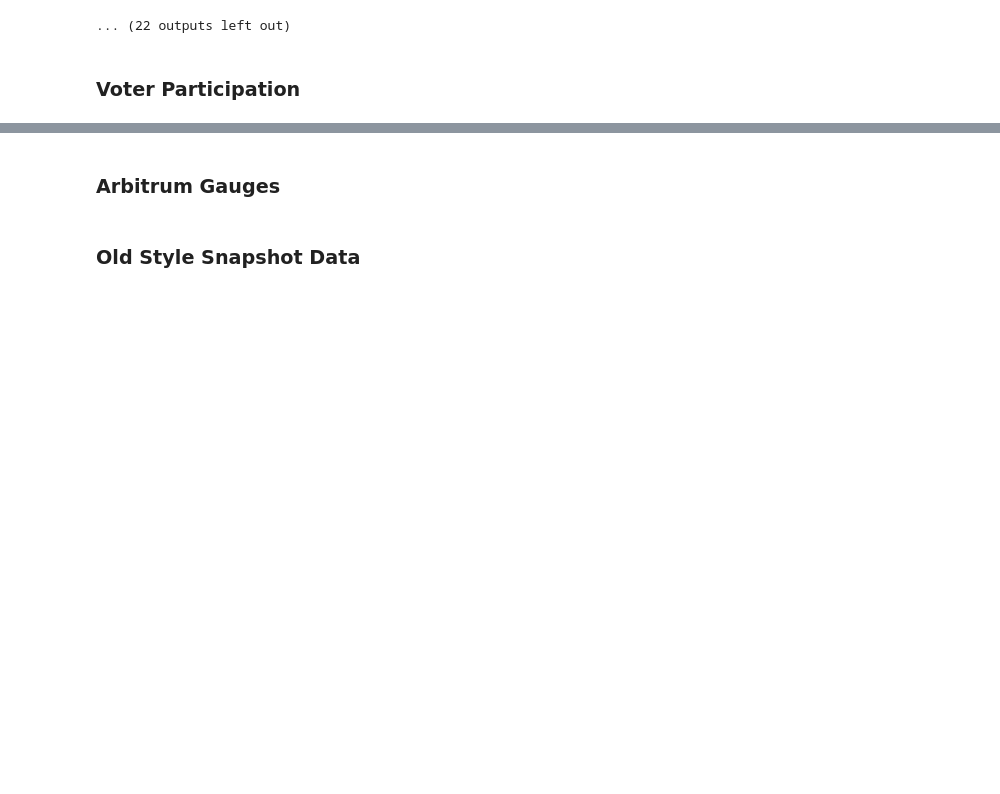
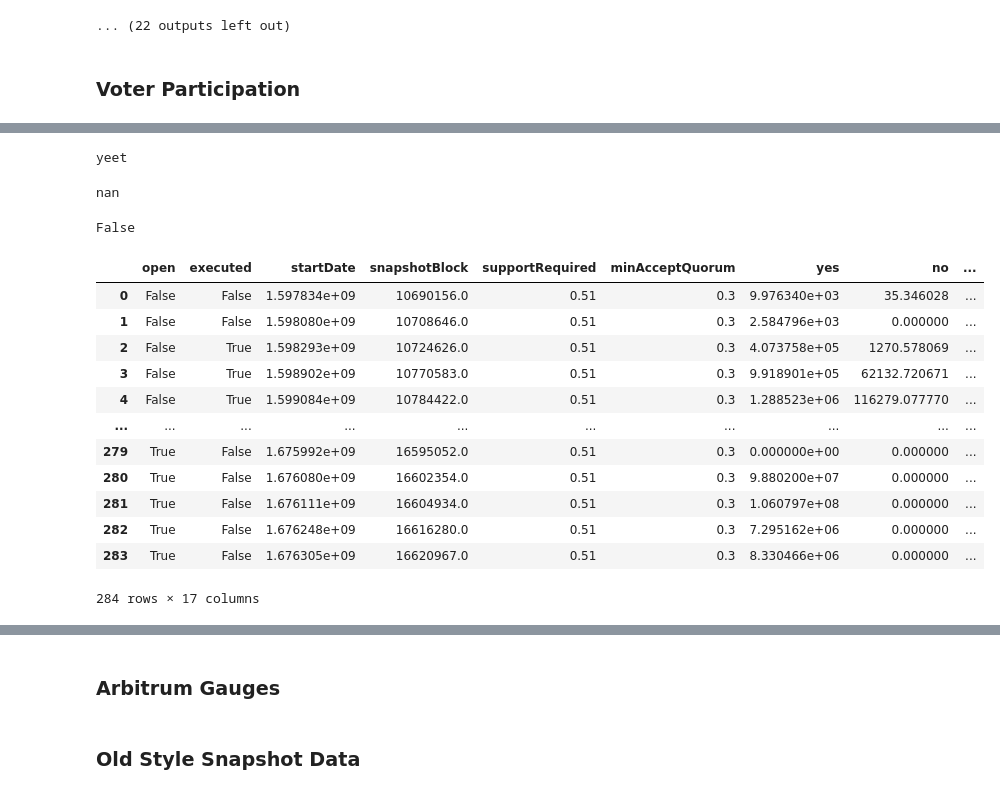
Before and after one commit to DoominEth/Web3DataSandbox, a Jupyter notebook: Untitled.ipynb, the cells around one changed output, grey strips where cells are left out. Saved outputs shown, nothing was run; the diff lists cells and outputs as text; code cells hidden in the pictures; blank space fills up the shorter version.

```diff
--- a/Untitled.ipynb
+++ b/Untitled.ipynb
@@ -170,0 +226,35 @@ gaugeProposalData
+# %%
+def ownershipProposals(ownershipAddress, implementationAddress):
+    ownershipAddress = '0xE478de485ad2fe566d49342Cbd03E49ed7DB3356'
+    ownershipContractAddress = Web3.toChecksumAddress(ownershipAddress )
+    #Implementation
+    implementationAddress = '0xa4D1a2693589840BABb7f3A44D14Fdf41b3bF1Fe' #Implementation address
+    implmentationAddressABI = etherscan.get_contract_abi(implementationAddress)
+
+    ownershipContract = web3.eth.contract(address=ownershipContractAddress, abi=implmentationAddressABI)
+    ownershipDF = pd.DataFrame()
+
+    for i in range(ownershipContract.functions.votesLength().call()):
+        currentOwnershipProposal = ownershipContract.functions.getVote(i).call()
+        ownershipDF.loc[i,'open'] = currentOwnershipProposal[0]
+        ownershipDF.loc[i,'executed'] = currentOwnershipProposal[1]
+        ownershipDF.loc[i,'startDate'] = currentOwnershipProposal[2]
+        ownershipDF.loc[i,'snapshotBlock'] = currentOwnershipProposal[3]
+        ownershipDF.loc[i,'supportRequired'] = currentOwnershipProposal[4] / 1e18
+        ownershipDF.loc[i,'minAcceptQuorum'] = currentOwnershipProposal[5] / 1e18
+        ownershipDF.loc[i,'yes'] = currentOwnershipProposal[6] / 1e18
+        ownershipDF.loc[i,'no'] = currentOwnershipProposal[7] / 1e18
+        ownershipDF.loc[i,'VP'] = currentOwnershipProposal[8] / 1e18
+        ownershipDF.loc[i,'MetQuorm'] = ( (  ownershipDF.loc[i,'yes'] + ownershipDF.loc[i,'no'] ) / ownershipDF.loc[i,'VP']) >= ownershipDF.loc[i,'minAcceptQuorum']
+        ownershipDF.loc[i,'Over50%'] = (ownershipDF.loc[i,'yes'] / (ownershipDF.loc[i,'no']  + ownershipDF.loc[i,'yes']))  >= ownershipDF.loc[i,'supportRequired']
+        ownershipDF.loc[i,'VoteSuccess'] =  (ownershipDF.loc[i,'MetQuorm'] and ownershipDF.loc[i,'Over50%'])
+
+
+        #Get Convex VP at this point
+        #Get their choices
+        #Get Nakamoto Coefficient
+        #Would it have reached quorm if Convex didnt Execise its VP
+        #Did Convex Vote
+        #
+
+    return ownershipDF
@@ -170,0 +292,35 @@ gaugeProposalData
+# %%
+if math.isnan(allownershipProps.loc[200,'ConvexVoteNo']) and math.isnan(allownershipProps.loc[200,'ConvexVoteYes']):
+    print('test')
+else:
+    print('yeet')
+# %% [output]
+yeet
+# %%
+
+allownershipProps.loc[200,'no'] - amount  / allownershipProps.loc[200,'VP']
+# %% [output]
+nan
+# %%
+amount = allownershipProps.loc[1,'ConvexVoteNoAmount'] + allownershipProps.loc[1,'ConvexVoteYesAmount']
+(((allownershipProps.loc[1,'yes'] + allownershipProps.loc[1,'no']) - amount ) / allownershipProps.loc[1,'VP']) > allownershipProps.loc[1,'minAcceptQuorum']
+# %% [output]
+False
+# %%
+allownershipProps = ownershipProposals('0xE478de485ad2fe566d49342Cbd03E49ed7DB3356', '0xa4D1a2693589840BABb7f3A44D14Fdf41b3bF1Fe')
+# %%
+allownershipProps
+# %% [output]
+|  | open | executed | startDate | snapshotBlock | supportRequired | minAcceptQuorum | yes | no | ... |
+| 0 | False | False | 1.597834e+09 | 10690156.0 | 0.51 | 0.3 | 9.976340e+03 | 35.346028 | ... |
+| 1 | False | False | 1.598080e+09 | 10708646.0 | 0.51 | 0.3 | 2.584796e+03 | 0.000000 | ... |
+| 2 | False | True | 1.598293e+09 | 10724626.0 | 0.51 | 0.3 | 4.073758e+05 | 1270.578069 | ... |
+| 3 | False | True | 1.598902e+09 | 10770583.0 | 0.51 | 0.3 | 9.918901e+05 | 62132.720671 | ... |
+| 4 | False | True | 1.599084e+09 | 10784422.0 | 0.51 | 0.3 | 1.288523e+06 | 116279.077770 | ... |
+| ... | ... | ... | ... | ... | ... | ... | ... | ... | ... |
+| 279 | True | False | 1.675992e+09 | 16595052.0 | 0.51 | 0.3 | 0.000000e+00 | 0.000000 | ... |
+| 280 | True | False | 1.676080e+09 | 16602354.0 | 0.51 | 0.3 | 9.880200e+07 | 0.000000 | ... |
+| 281 | True | False | 1.676111e+09 | 16604934.0 | 0.51 | 0.3 | 1.060797e+08 | 0.000000 | ... |
+| 282 | True | False | 1.676248e+09 | 16616280.0 | 0.51 | 0.3 | 7.295162e+06 | 0.000000 | ... |
+| 283 | True | False | 1.676305e+09 | 16620967.0 | 0.51 | 0.3 | 8.330466e+06 | 0.000000 | ... |
+284 rows × 17 columns
```
Also changed, not shown: parts of 33 cells of this notebook, 2 other files.
